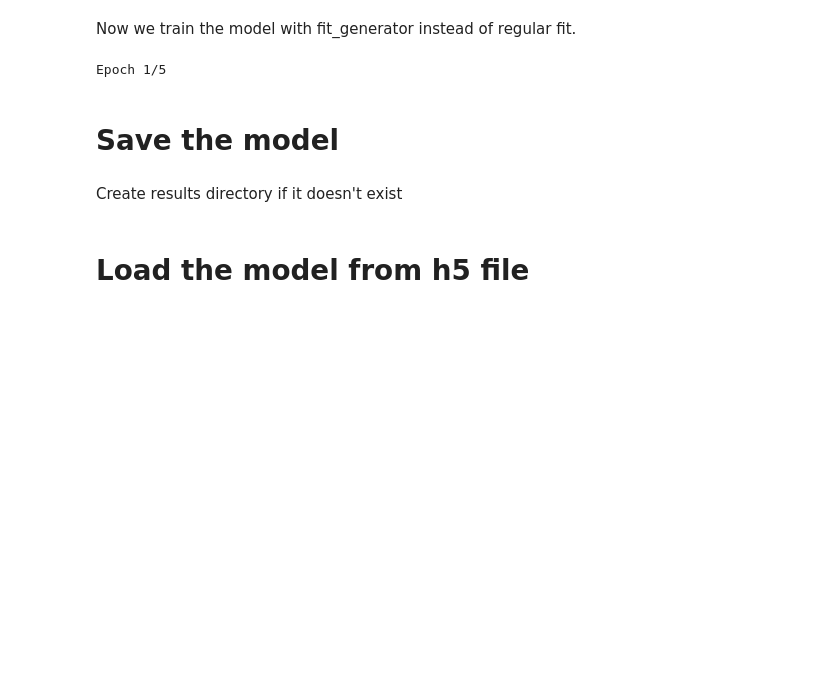
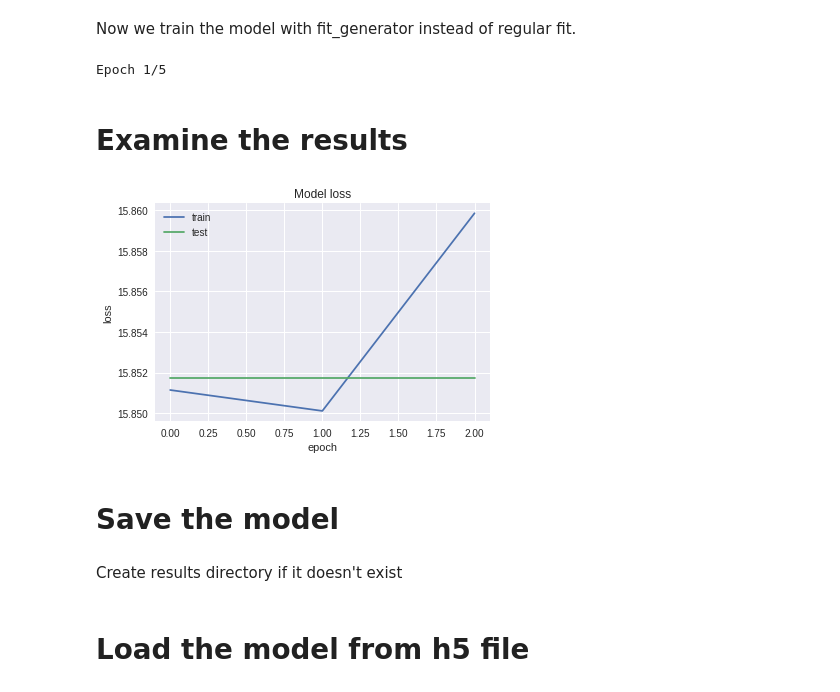
Before and after one commit to liorhirsch/Kaggle-Landmark-ML-Challange, a Jupyter notebook: Custom NN/Basic_Custom_NN.ipynb, the cells around one changed output. Cells and saved outputs as stored; diff of their text form; code cells hidden in the pictures; blank space fills up the shorter version.

```diff
--- a/Custom NN/Basic_Custom_NN.ipynb
+++ b/Custom NN/Basic_Custom_NN.ipynb
@@ -149,9 +181,0 @@ We use Adam Optimizer to...
-# %%
-adamOptimizer = tf.keras.optimizers.Adam(lr=0.001)
-
-model.compile(loss = 'sparse_categorical_crossentropy',
-             optimizer='adam',
-             metrics=['accuracy'])
-
-# model.compile(loss='categorical_crossentropy', optimizer='adam',\
-#  metrics=['accuracy'])
@@ -174,5 +198,7 @@ model.compile(loss = "categorical_crossentropy", optimizer = optimizers.SGD(lr=0
 we calculate the amount of batches in an ephoch (For fitting the model)
 # %%
 step_size_train=train_generator.n//train_generator.batch_size
-print(step_size_train)
+print("step_size_train :", step_size_train)
+step_size_validation=validation_generator.n//validation_generator.batch_size
+print("step_size_validation :", step_size_validation)
 # %% [output]
@@ -201,0 +217,2 @@ ImageFile.LOAD_TRUNCATED_IMAGES = True
+# %%
+early = EarlyStopping(monitor='val_acc', min_delta=0, patience=2, verbose=1, mode='auto')
@@ -202,12 +226,16 @@ ImageFile.LOAD_TRUNCATED_IMAGES = True
 # %% [markdown]
 Now we train the model with fit_generator instead of regular fit.
 # %%
-model.fit_generator(generator=train_generator,
-                   steps_per_epoch=step_size_train, # step=how much batches in one epoc
+history = model.fit_generator(generator=train_generator,
+                   steps_per_epoch=step_size_train,
                    validation_data = validation_generator,
-                   epochs=5
-                   ,callbacks = [history])
+                   validation_steps = step_size_validation,
+                   epochs=5,
+                   callbacks = [early],
+                   verbose=1)
 # %% [output]
 Epoch 1/5
+# %% [markdown]
+# Examine the results
 # %%
 import matplotlib.pyplot as plt
@@ -220,3 +249,13 @@ plt.legend(['losses', 'accuracy'])
+# %%
+plt.plot(history.history['loss'])
+plt.plot(history.history['val_loss'])
+plt.title('Model loss')
+plt.ylabel('loss')
+plt.xlabel('epoch')
+plt.legend(['train', 'test'], loc='upper left')
+plt.show()
+# %% [output]
+[figure, added]
 # %% [markdown]
 # Save the model
 # %% [markdown]
```
Also changed, not shown: parts of 30 cells of this notebook.
